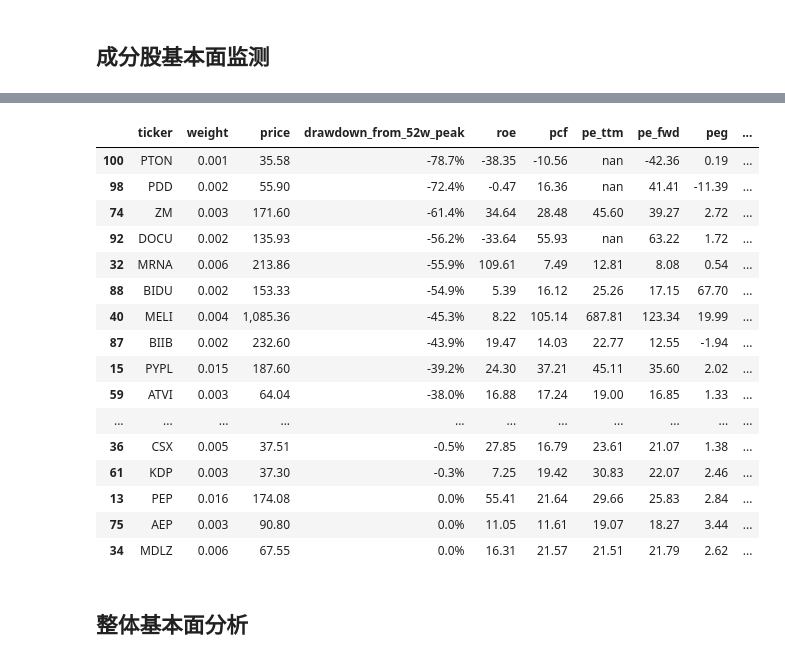
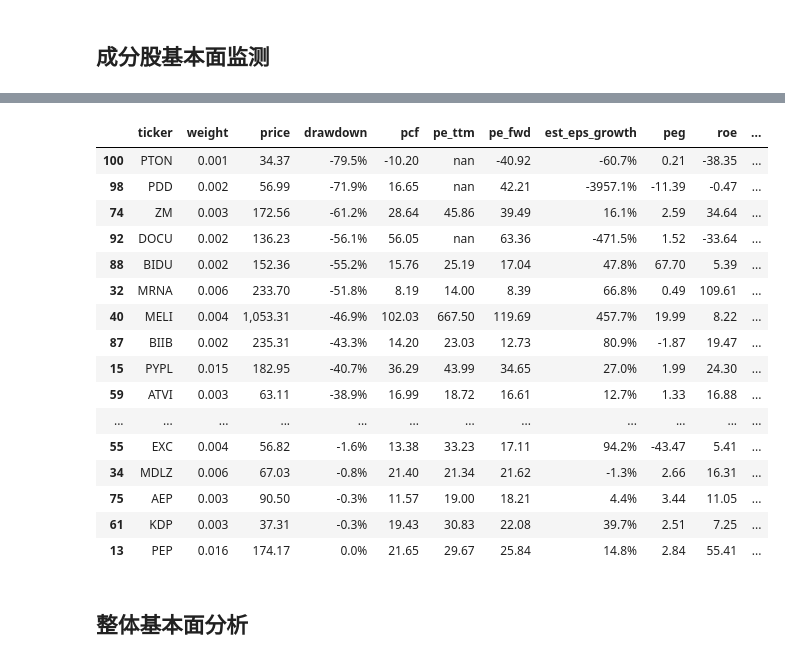
Before and after one commit to koalainfotech/skydog, a Jupyter notebook: notebooks/QQQ Analysis.ipynb, the cells around one changed output, grey strips where cells are left out. Cells and saved outputs as stored; diff of their text form; code cells hidden in the pictures.

```diff
--- a/notebooks/QQQ Analysis.ipynb
+++ b/notebooks/QQQ Analysis.ipynb
@@ -33,35 +51,38 @@ df_port=pd.read_csv('../data/share/qqq_holdings.csv')
 df_stock=pd.read_csv('../data/share/qqq_holidngs_info.csv')
 df_metric=gd.get_port_holding_metric(df_stock)
 # %%
+df_metric.reindex(columns=['ticker','weight','price','drawdown','pcf','pe_ttm',
+                'pe_fwd','est_eps_growth','peg','roe','cf_margin','net_margin'])\
+                .sort_values(by='drawdown')\
+                .style.format(precision=2,thousands=',',formatter={'weight':'{:.3f}',
+                                                                    'drawdown':'{:.1f}%',
+                                                                    'est_eps_growth':'{:.1f}%',
+                                                                    'gross_margin':'{:.1f}%',
+                                                                    'cf_margin':'{:.1f}%',
+                                                                    'net_margin':'{:.1f}%',
 
-df_metric.reindex(columns=['ticker','weight','price','drawdown_from_52w_peak','roe','pcf','pe_ttm',
-                'pe_fwd','peg','gross_margin','cf_margin'])\
-                .sort_values(by='drawdown_from_52w_peak')\
-                .style.format(precision=2,thousands=',',formatter={'weight':'{:.3f}',
-                                                                    'drawdown_from_52w_peak':'{:.1f}%',
-                                                                    'gross_margin':'{:.2f}%',
-                                                                    'cf_margin':'{:.2f}%',
+
 
 
                                                                     })
 # %% [output]
-|  | ticker | weight | price | drawdown_from_52w_peak | roe | pcf | pe_ttm | pe_fwd | peg | ... |
-| 100 | PTON | 0.001 | 35.58 | -78.7% | -38.35 | -10.56 | nan | -42.36 | 0.19 | ... |
-| 98 | PDD | 0.002 | 55.90 | -72.4% | -0.47 | 16.36 | nan | 41.41 | -11.39 | ... |
-| 74 | ZM | 0.003 | 171.60 | -61.4% | 34.64 | 28.48 | 45.60 | 39.27 | 2.72 | ... |
-| 92 | DOCU | 0.002 | 135.93 | -56.2% | -33.64 | 55.93 | nan | 63.22 | 1.72 | ... |
-| 32 | MRNA | 0.006 | 213.86 | -55.9% | 109.61 | 7.49 | 12.81 | 8.08 | 0.54 | ... |
-| 88 | BIDU | 0.002 | 153.33 | -54.9% | 5.39 | 16.12 | 25.26 | 17.15 | 67.70 | ... |
-| 40 | MELI | 0.004 | 1,085.36 | -45.3% | 8.22 | 105.14 | 687.81 | 123.34 | 19.99 | ... |
-| 87 | BIIB | 0.002 | 232.60 | -43.9% | 19.47 | 14.03 | 22.77 | 12.55 | -1.94 | ... |
-| 15 | PYPL | 0.015 | 187.60 | -39.2% | 24.30 | 37.21 | 45.11 | 35.60 | 2.02 | ... |
-| 59 | ATVI | 0.003 | 64.04 | -38.0% | 16.88 | 17.24 | 19.00 | 16.85 | 1.33 | ... |
-| ... | ... | ... | ... | ... | ... | ... | ... | ... | ... | ... |
-| 36 | CSX | 0.005 | 37.51 | -0.5% | 27.85 | 16.79 | 23.61 | 21.07 | 1.38 | ... |
-| 61 | KDP | 0.003 | 37.30 | -0.3% | 7.25 | 19.42 | 30.83 | 22.07 | 2.46 | ... |
-| 13 | PEP | 0.016 | 174.08 | 0.0% | 55.41 | 21.64 | 29.66 | 25.83 | 2.84 | ... |
-| 75 | AEP | 0.003 | 90.80 | 0.0% | 11.05 | 11.61 | 19.07 | 18.27 | 3.44 | ... |
-| 34 | MDLZ | 0.006 | 67.55 | 0.0% | 16.31 | 21.57 | 21.51 | 21.79 | 2.62 | ... |
+|  | ticker | weight | price | drawdown | pcf | pe_ttm | pe_fwd | est_eps_growth | peg | roe | ... |
+| 100 | PTON | 0.001 | 34.37 | -79.5% | -10.20 | nan | -40.92 | -60.7% | 0.21 | -38.35 | ... |
+| 98 | PDD | 0.002 | 56.99 | -71.9% | 16.65 | nan | 42.21 | -3957.1% | -11.39 | -0.47 | ... |
+| 74 | ZM | 0.003 | 172.56 | -61.2% | 28.64 | 45.86 | 39.49 | 16.1% | 2.59 | 34.64 | ... |
+| 92 | DOCU | 0.002 | 136.23 | -56.1% | 56.05 | nan | 63.36 | -471.5% | 1.52 | -33.64 | ... |
+| 88 | BIDU | 0.002 | 152.36 | -55.2% | 15.76 | 25.19 | 17.04 | 47.8% | 67.70 | 5.39 | ... |
+| 32 | MRNA | 0.006 | 233.70 | -51.8% | 8.19 | 14.00 | 8.39 | 66.8% | 0.49 | 109.61 | ... |
+| 40 | MELI | 0.004 | 1,053.31 | -46.9% | 102.03 | 667.50 | 119.69 | 457.7% | 19.99 | 8.22 | ... |
+| 87 | BIIB | 0.002 | 235.31 | -43.3% | 14.20 | 23.03 | 12.73 | 80.9% | -1.87 | 19.47 | ... |
+| 15 | PYPL | 0.015 | 182.95 | -40.7% | 36.29 | 43.99 | 34.65 | 27.0% | 1.99 | 24.30 | ... |
+| 59 | ATVI | 0.003 | 63.11 | -38.9% | 16.99 | 18.72 | 16.61 | 12.7% | 1.33 | 16.88 | ... |
+| ... | ... | ... | ... | ... | ... | ... | ... | ... | ... | ... | ... |
+| 55 | EXC | 0.004 | 56.82 | -1.6% | 13.38 | 33.23 | 17.11 | 94.2% | -43.47 | 5.41 | ... |
+| 34 | MDLZ | 0.006 | 67.03 | -0.8% | 21.40 | 21.34 | 21.62 | -1.3% | 2.66 | 16.31 | ... |
+| 75 | AEP | 0.003 | 90.50 | -0.3% | 11.57 | 19.00 | 18.21 | 4.4% | 3.44 | 11.05 | ... |
+| 61 | KDP | 0.003 | 37.31 | -0.3% | 19.43 | 30.83 | 22.08 | 39.7% | 2.51 | 7.25 | ... |
+| 13 | PEP | 0.016 | 174.17 | 0.0% | 21.65 | 29.67 | 25.84 | 14.8% | 2.84 | 55.41 | ... |
 # %% [markdown]
 ## 整体基本面分析
 # %% [markdown]
```
Also changed, not shown: parts of 3 cells of this notebook, 14 other files.
